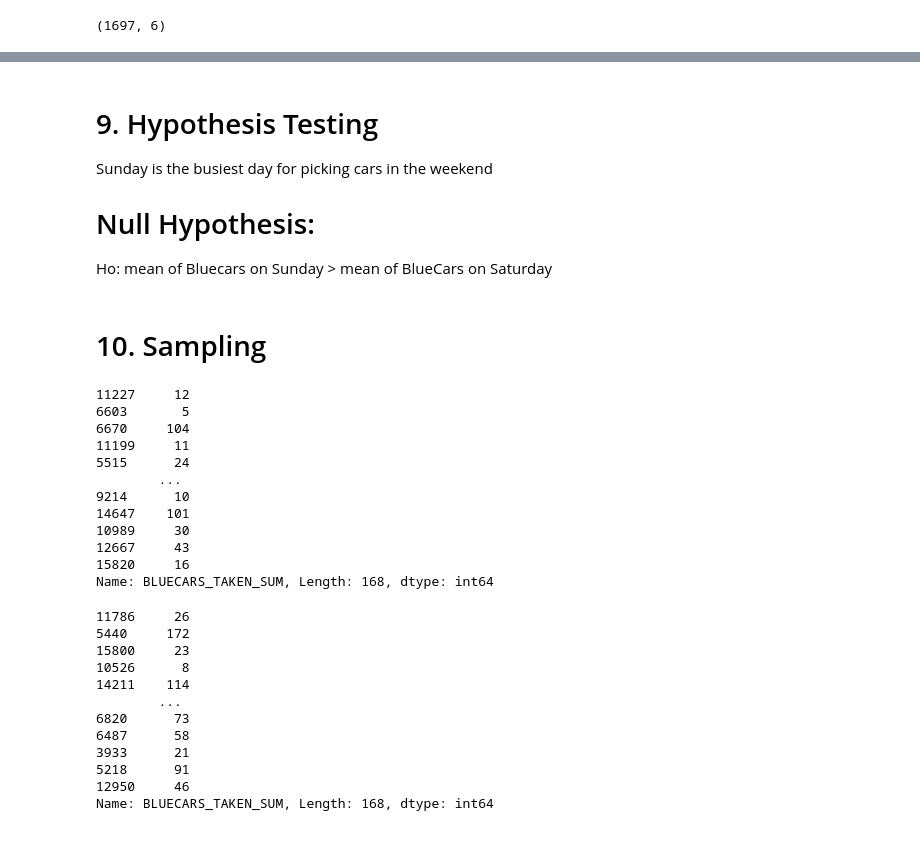
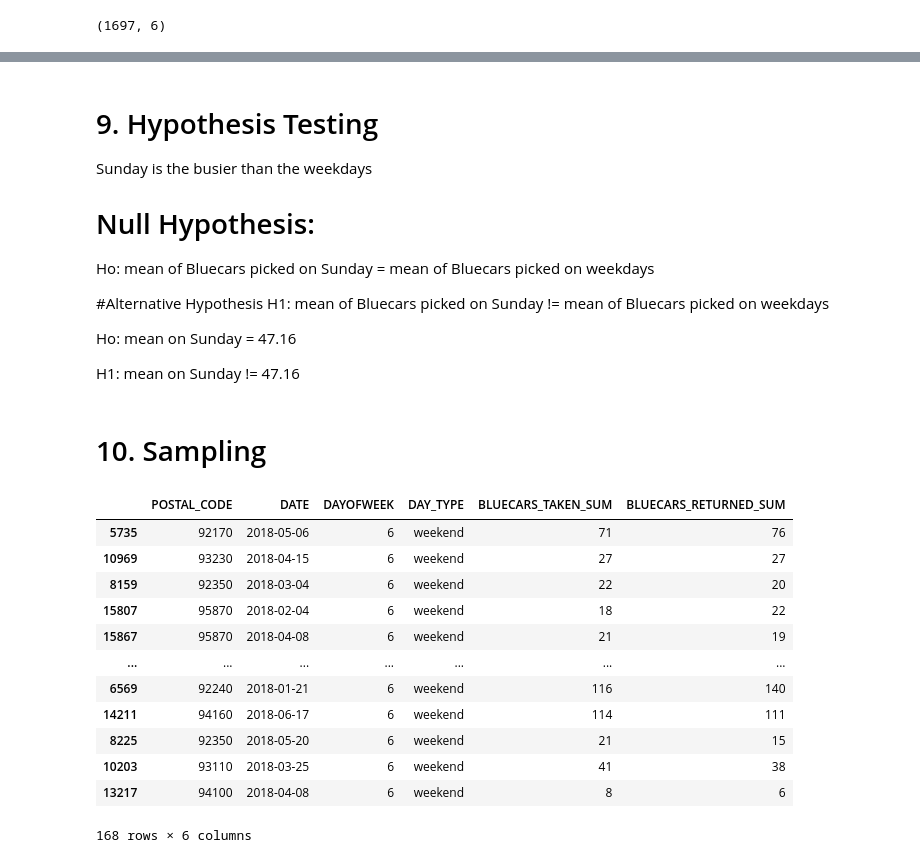
Before and after one commit to Obreintelly/Autolib-EDA, a Jupyter notebook: WEEK_4_HYPOTHESIS_TESTING_AUTOLIB_DATASET_27032021_CORE.ipynb, the cells around one changed output, grey strips where cells are left out. Drawn from its saved outputs; the diff is of its cells as text; code cells hidden in the pictures.

```diff
--- a/WEEK_4_HYPOTHESIS_TESTING_AUTOLIB_DATASET_27032021_CORE.ipynb
+++ b/WEEK_4_HYPOTHESIS_TESTING_AUTOLIB_DATASET_27032021_CORE.ipynb
@@ -431,6 +469,15 @@ sun_pick= sunday['BLUECARS_TAKEN_SUM']
 # %% [markdown]
 # 9. Hypothesis Testing
-Sunday is the busiest day for picking cars in the weekend
+Sunday is the busier than the weekdays
 
 # Null Hypothesis:
- Ho: mean of Bluecars on Sunday > mean of BlueCars on Saturday
+ Ho: mean of Bluecars picked on Sunday = mean of Bluecars picked on weekdays
+
+
+#Alternative Hypothesis
+ H1: mean of Bluecars picked on Sunday != mean of Bluecars picked on weekdays
+
+
+ Ho: mean on Sunday = 47.16
+
+ H1: mean on Sunday != 47.16
@@ -439,48 +489,24 @@ Sunday is the busiest day for picking cars in the weekend
 # %%
 #Before carrying out the Hypothesis Test,
 #We need to select a sampling technique
 #and then select samples.
 
-#Given that we are looking to compare data across two days in the weekend,
-#A Simple Random sampling approach should be adequate.
-# 10% of the total sum of cars picked should be a sufficient sample size
+#10% of the total entries on SUnday would be a good sample size
+#Selecting a sample for Sunday
+
+sunday_sample =sunday.sample(n=168, replace="False")
+sunday_sample
+# %% [output]
+|  | POSTAL_CODE | DATE | DAYOFWEEK | DAY_TYPE | BLUECARS_TAKEN_SUM | BLUECARS_RETURNED_SUM |
+| 5735 | 92170 | 2018-05-06 | 6 | weekend | 71 | 76 |
+| 10969 | 93230 | 2018-04-15 | 6 | weekend | 27 | 27 |
+| 8159 | 92350 | 2018-03-04 | 6 | weekend | 22 | 20 |
+| 15807 | 95870 | 2018-02-04 | 6 | weekend | 18 | 22 |
+| 15867 | 95870 | 2018-04-08 | 6 | weekend | 21 | 19 |
+| ... | ... | ... | ... | ... | ... | ... |
+| 6569 | 92240 | 2018-01-21 | 6 | weekend | 116 | 140 |
+| 14211 | 94160 | 2018-06-17 | 6 | weekend | 114 | 111 |
+| 8225 | 92350 | 2018-05-20 | 6 | weekend | 21 | 15 |
+| 10203 | 93110 | 2018-03-25 | 6 | weekend | 41 | 38 |
+| 13217 | 94100 | 2018-04-08 | 6 | weekend | 8 | 6 |
+168 rows × 6 columns
-# %%
-#Implementing the Simple Random Sampling Approach
-
-sat_pick_sample = sat_pick.sample(n=168, replace= "False")
-sat_pick_sample
-
-#saturday_sample = saturday.sample(n = 168, replace="False")
-#saturday_sample
-# %% [output]
-11227     12
-6603       5
-6670     104
-11199     11
-5515      24
-        ...
-9214      10
-14647    101
-10989     30
-12667     43
-15820     16
-Name: BLUECARS_TAKEN_SUM, Length: 168, dtype: int64
-# %%
-#Carrying out same process for Sunday
-sun_pick_sample = sun_pick.sample(n=168, replace="False")
-sun_pick_sample
-#sunday_sample =sunday.sample(n=168, replace="False")
-#sunday_sample
-# %% [output]
-11786     26
-5440     172
-15800     23
-10526      8
-14211    114
-        ...
-6820      73
-6487      58
-3933      21
-5218      91
-12950     46
-Name: BLUECARS_TAKEN_SUM, Length: 168, dtype: int64
```
Also changed, not shown: parts of 10 cells of this notebook.
